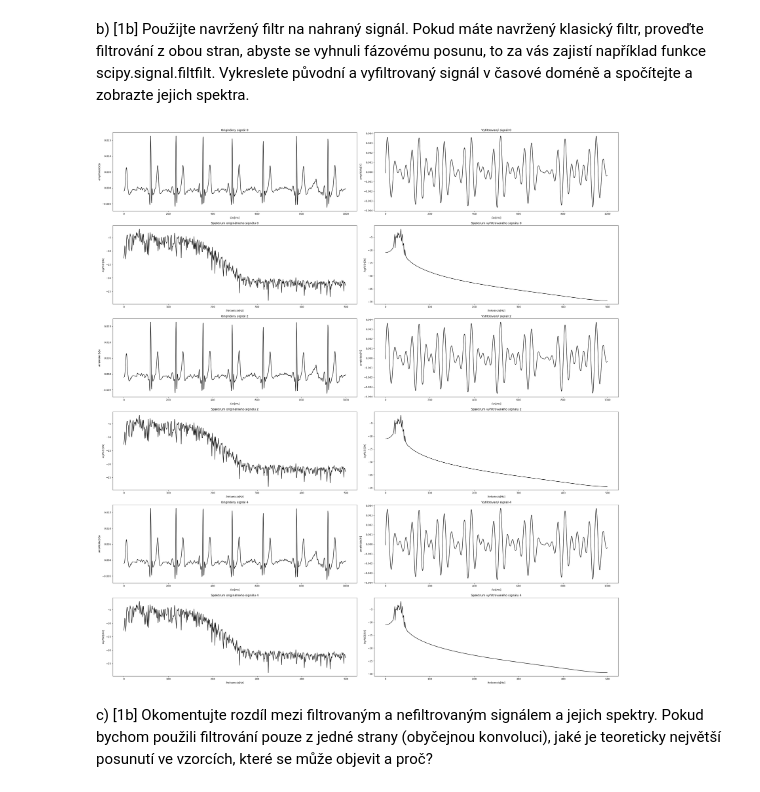
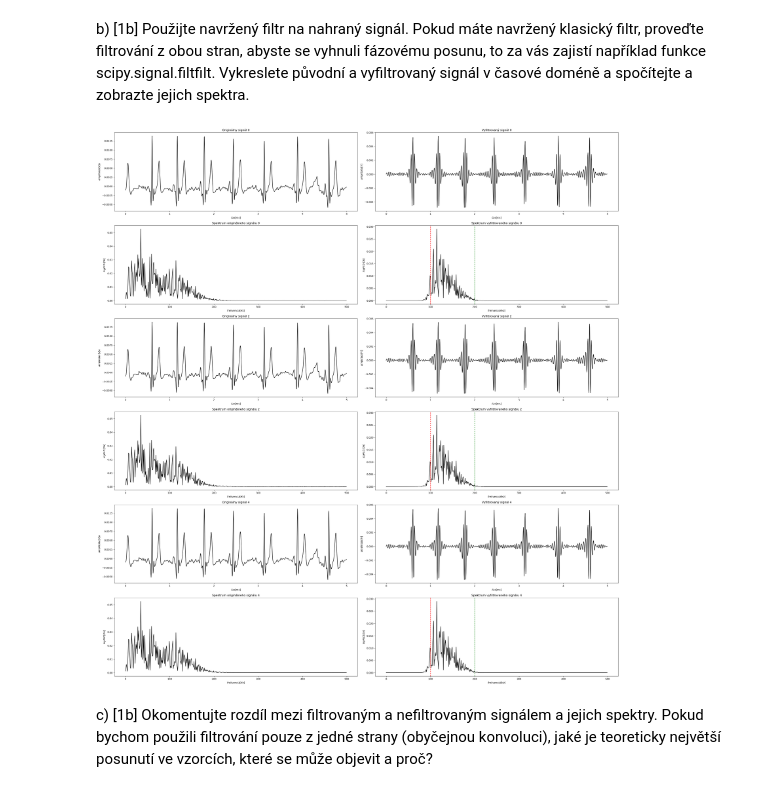
Before and after one commit to matusHubinsky/iss-project-2023, a Jupyter notebook: ISS_ECGProject_2023.ipynb, the cells around one changed output. Cells and saved outputs as stored; diff of their text form; code cells hidden in the pictures.

```diff
--- a/ISS_ECGProject_2023.ipynb
+++ b/ISS_ECGProject_2023.ipynb
@@ -104,9 +105,6 @@ plt.show()
 # %% [markdown]
 b) [1b] Spočítejte spektrum z 5 sekundového úseku nahraného signálu a zobrazte jej.
 # %%
-import matplotlib.pyplot as plt
-import numpy as np
-import soundfile as sf
 import math
 
 
@@ -129,7 +127,7 @@ for i in range(3):
     plt.title('Spektrum signálu ' + str(i))
     plt.gca().set_ylabel('$logPSD[Db]$')
     plt.gca().set_xlabel('$frekvencia[Hz]$a')
-    plt.plot(log_PSD(half), color='black')
+    plt.plot(half, color='black')
 
 plt.tight_layout()
 plt.show()
@@ -144,11 +142,7 @@ Rušenie elektrickej siete. 230 voltov 50Hz
 # %% [markdown]
 a) [2b] Převzorkujte signál na vzorkovací frekvenci 100 Hz, nezapomeňte na filtr pro antialiasing. Můžete například odstranit část spektra od $\frac{Fs}{2}$ nebo použít filtr dolní propusti.
 # %%
-import matplotlib.pyplot as plt
-import numpy as np
-import soundfile as sf
-import math
-from scipy.signal import resample
+from scipy.signal import resample, butter, filtfilt
 
 
 plt.figure(figsize=(30, 8))
@@ -160,7 +154,7 @@ for i in range(3):
     fs_original = fs
 
     # Define the anti-aliasing filter parameters
-    low_cutoff_aa = 0.175 * fs_target  # Adjust as needed
+    low_cutoff_aa = 0.15 * fs_target  # Adjust as needed
     order_aa = 4
 
     # Normalize the cutoff frequency by the Nyquist frequency
@@ -170,7 +164,7 @@ for i in range(3):
     b_aa, a_aa = butter(order_aa, low_cutoff_aa, btype='low', analog=False)
 
     # Downsample the filtered signal to the target sampling frequency
-    new_x = resample(filtered_signal_aa, int(len(x) * fs_target / fs_original))
+    new_x = resample(x, int(len(x) * fs_target / fs_original))
     resampled_time = np.arange(0, len(new_x)) / fs_target * 0.5
 
     new_x = filtfilt(b_aa, a_aa, new_x)
@@ -181,7 +175,7 @@ for i in range(3):
     plt.gca().set_ylabel('$amplitúd$a')
     plt.plot(resampled_time, new_x, color='black')
 
-    sf.write("new-"+str(i)+".wav", new_x, fs)
+    sf.write("new-"+str(i)+".wav", new_x, fs_target)
 
 plt.tight_layout()
 plt.show()
@@ -214,8 +208,8 @@ for i in range(3):
     axes[i, 1].set_title('Porovnanie spektra pôvodného a prevzorkovaného signálu ' + str(i))
     axes[i, 1].set_ylabel('$logPSD[Db]$')
     axes[i, 1].set_xlabel('$frekvencia[Hz]$a')
-    axes[i, 1].plot(log_PSD(half_original), color='black')
-    axes[i, 1].plot(log_PSD(half_new), color='red')
+    axes[i, 1].plot(half_original, color='black')
+    axes[i, 1].plot(half_new, color='red')
 
 plt.tight_layout()
 plt.show()
@@ -292,40 +287,44 @@ for i in range(3):
     x, fs = sf.read("new-"+str(i)+".wav")
     i = i * 2
 
-    time = np.arange(0, len(x))
+    time = np.arange(0, len(x)) / fs * 0.5
 
     axes[i, 0].set_title('Originálny signál ' + str(i))
     axes[i, 0].set_xlabel('$čas [ms]$')
     axes[i, 0].set_ylabel('$amplitúda [V]$a')
     axes[i, 0].plot(time, x, color='black')
 
     new_x = filter(x)
-    new_time = np.arange(0, len(new_x))
+    new_time = np.arange(0, len(new_x)) / fs * 0.5
 
     axes[i, 1].set_title('Vyfiltrovaný signál ' + str(i))
     axes[i, 1].set_xlabel('$čas [ms]$')
     axes[i, 1].set_ylabel('$amplitúda [V]$')
     axes[i, 1].plot(new_time, new_x, color='black')
 
     spectrum_original = abs(np.fft.fft(x))
     spectrum_filtered = abs(np.fft.fft(filter(x)))
 
     axes[i + 1, 0].set_title('Spektrum originálneho signálu ' + str(i))
     axes[i + 1, 0].set_ylabel('$logPSD [Db]$')
     axes[i + 1, 0].set_xlabel('$frekvencia [Hz]$')
-    axes[i + 1, 0].plot(log_PSD(spectrum_original[:spectrum_original.size//2]), color='black')
+    axes[i + 1, 0].plot(spectrum_original[:spectrum_original.size//2], color='black',  linestyle='-')
 
     axes[i + 1, 1].set_title('Spektrum vyfiltrovaného signálu ' + str(i))
     axes[i + 1, 1].set_ylabel('$logPSD [Db]$')
     axes[i + 1, 1].set_xlabel('$frekvencia [Hz]$')
-    axes[i + 1, 1].plot(log_PSD(spectrum_filtered[:spectrum_filtered.size//2]), color='black')
+    axes[i + 1, 1].plot(spectrum_filtered[:spectrum_filtered.size//2] , color='black', linestyle='-')
 
+    axes[i + 1, 1].axvline(low_cutoff * fs * 0.5 * 10, color='r', linestyle='--', label='Low Cutoff')
+    axes[i + 1, 1].axvline(high_cutoff * fs * 0.5 * 10, color='g', linestyle='--', label='High Cutoff')
+
+    new_fs = fs * 0.5
     sf.write("filtered-"+str(i//2)+".wav", new_x, fs)
 
 plt.tight_layout()
 plt.show()
 # %% [output]
-[figure, old version]
+[figure, new version]
 # %% [markdown]
   c) [1b] Okomentujte rozdíl mezi filtrovaným a nefiltrovaným signálem a jejich spektry. Pokud bychom použili filtrování pouze z jedné strany (obyčejnou konvoluci), jaké je teoreticky největší posunutí ve vzorcích, které se může objevit a proč?
 # %% [markdown]
```
Also changed, not shown: parts of 9 cells of this notebook.
